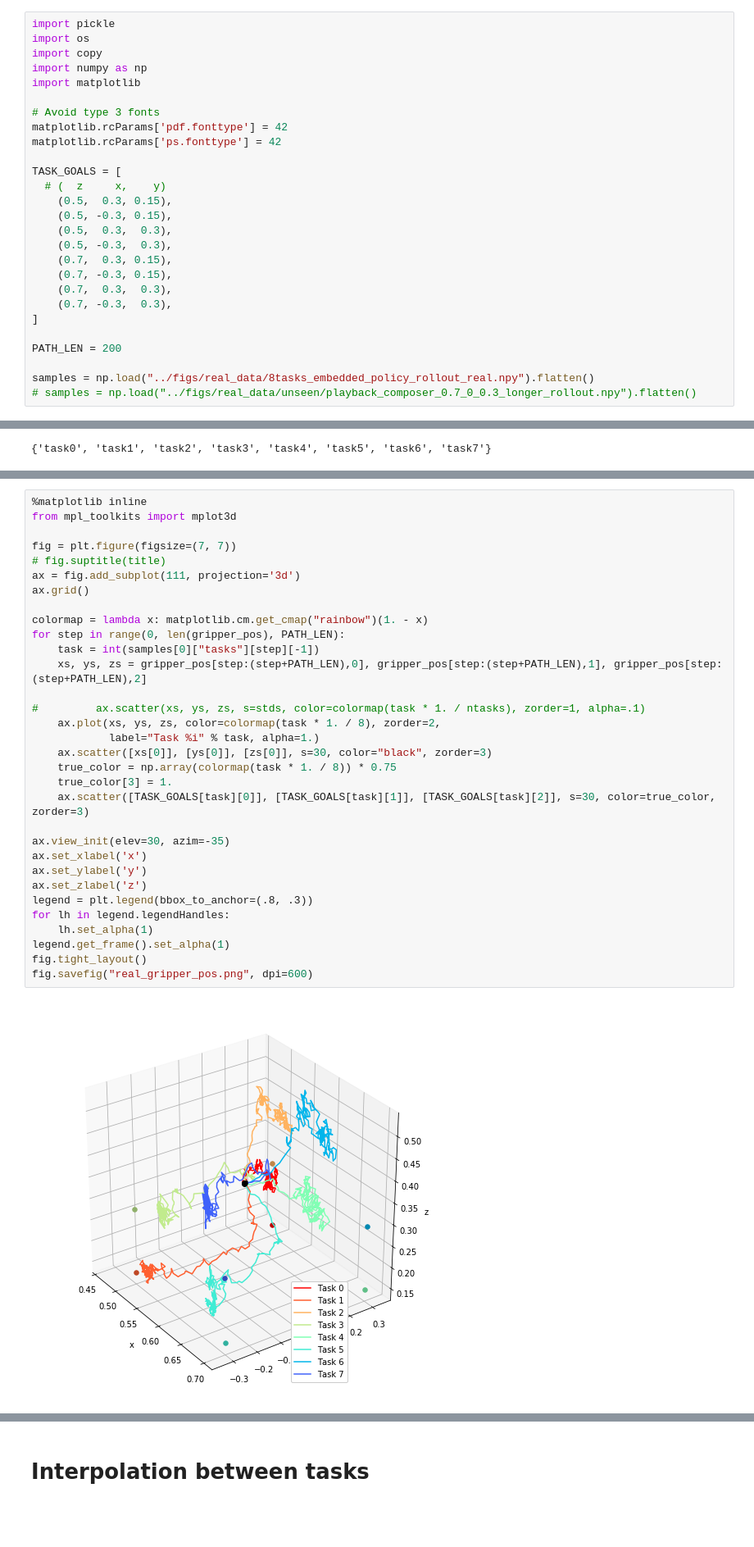
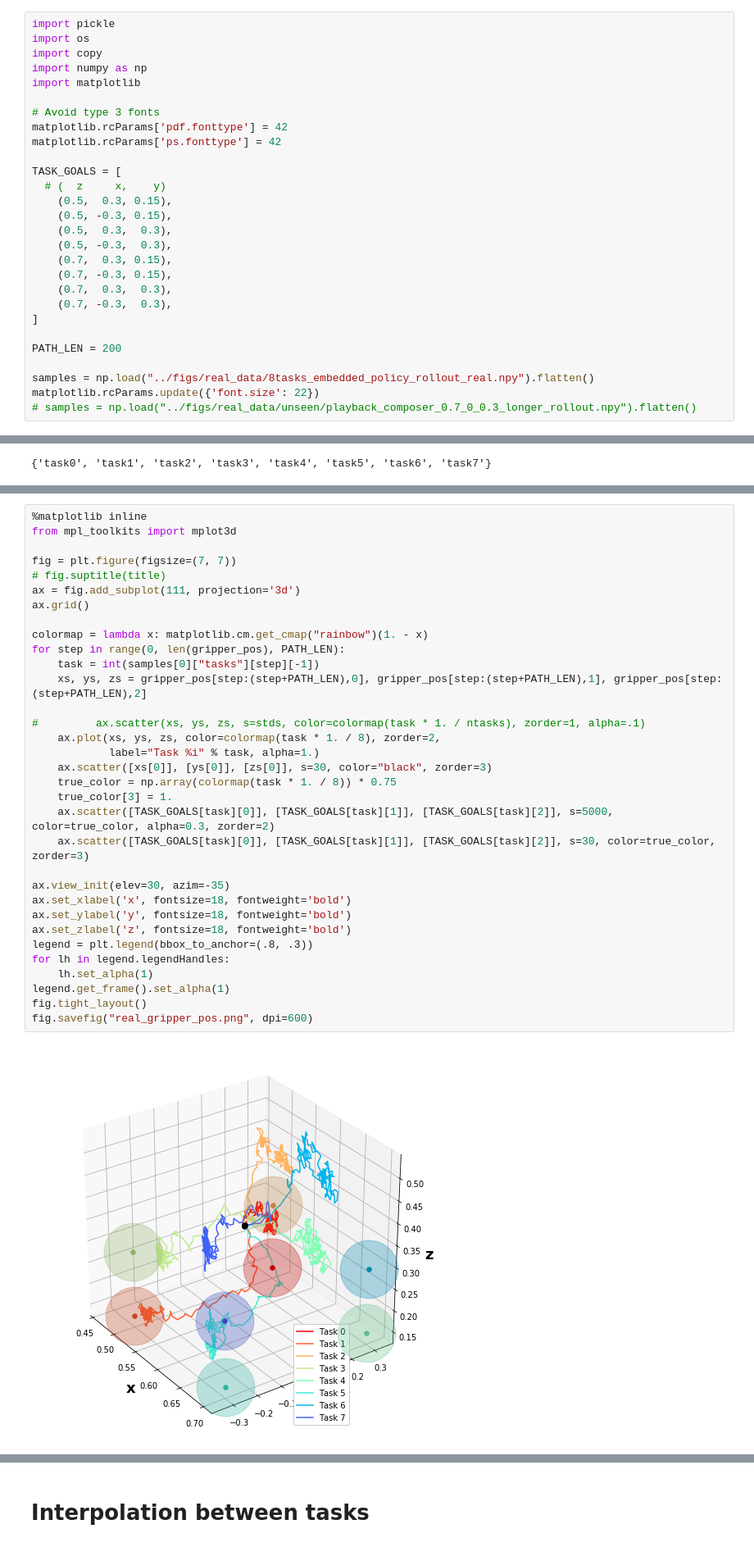
Before and after one commit to ryanjulian/embed2learn, a Jupyter notebook: notebooks/trajectory_real_plotting.ipynb, the cells around one changed output, grey strips where cells are left out. Shown: that part at 82% size. Saved outputs shown, nothing was run; the diff lists cells and outputs as text; blank space fills up the shorter version.

Commit message:
Update plots

```diff
--- a/notebooks/trajectory_real_plotting.ipynb
+++ b/notebooks/trajectory_real_plotting.ipynb
@@ -24,6 +48,7 @@ TASK_GOALS = [
 PATH_LEN = 200
 
 samples = np.load("../figs/real_data/8tasks_embedded_policy_rollout_real.npy").flatten()
+matplotlib.rcParams.update({'font.size': 22})
 # samples = np.load("../figs/real_data/unseen/playback_composer_0.7_0_0.3_longer_rollout.npy").flatten()
 # %%
 samples[0].keys(), np.shape(samples[0]["obses"])
@@ -66,37 +91,38 @@ plt.legend()
 # %%
 %matplotlib inline
 from mpl_toolkits import mplot3d
 
 fig = plt.figure(figsize=(7, 7))
 # fig.suptitle(title)
 ax = fig.add_subplot(111, projection='3d')
 ax.grid()
 
 colormap = lambda x: matplotlib.cm.get_cmap("rainbow")(1. - x)
 for step in range(0, len(gripper_pos), PATH_LEN):
     task = int(samples[0]["tasks"][step][-1])
     xs, ys, zs = gripper_pos[step:(step+PATH_LEN),0], gripper_pos[step:(step+PATH_LEN),1], gripper_pos[step:(step+PATH_LEN),2]
 
 #         ax.scatter(xs, ys, zs, s=stds, color=colormap(task * 1. / ntasks), zorder=1, alpha=.1)
     ax.plot(xs, ys, zs, color=colormap(task * 1. / 8), zorder=2,
             label="Task %i" % task, alpha=1.)
     ax.scatter([xs[0]], [ys[0]], [zs[0]], s=30, color="black", zorder=3)
     true_color = np.array(colormap(task * 1. / 8)) * 0.75
     true_color[3] = 1.
+    ax.scatter([TASK_GOALS[task][0]], [TASK_GOALS[task][1]], [TASK_GOALS[task][2]], s=5000, color=true_color, alpha=0.3, zorder=2)
     ax.scatter([TASK_GOALS[task][0]], [TASK_GOALS[task][1]], [TASK_GOALS[task][2]], s=30, color=true_color, zorder=3)
 
 ax.view_init(elev=30, azim=-35)
-ax.set_xlabel('x')
-ax.set_ylabel('y')
-ax.set_zlabel('z')
+ax.set_xlabel('x', fontsize=18, fontweight='bold')
+ax.set_ylabel('y', fontsize=18, fontweight='bold')
+ax.set_zlabel('z', fontsize=18, fontweight='bold')
 legend = plt.legend(bbox_to_anchor=(.8, .3))
 for lh in legend.legendHandles:
     lh.set_alpha(1)
 legend.get_frame().set_alpha(1)
 fig.tight_layout()
 fig.savefig("real_gripper_pos.png", dpi=600)
 # %% [output]
-[figure, old version]
+[figure, new version]
 # %%
 %matplotlib inline
 from mpl_toolkits import mplot3d
```
Also changed, not shown: parts of 3 cells of this notebook, 1 other file.
